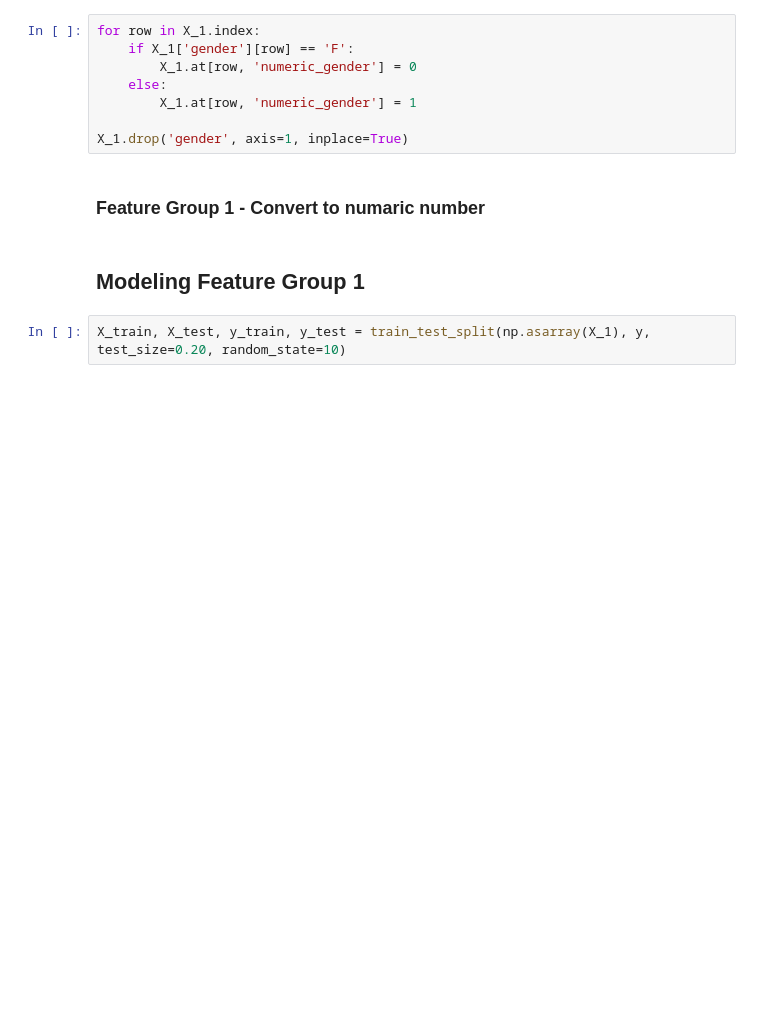
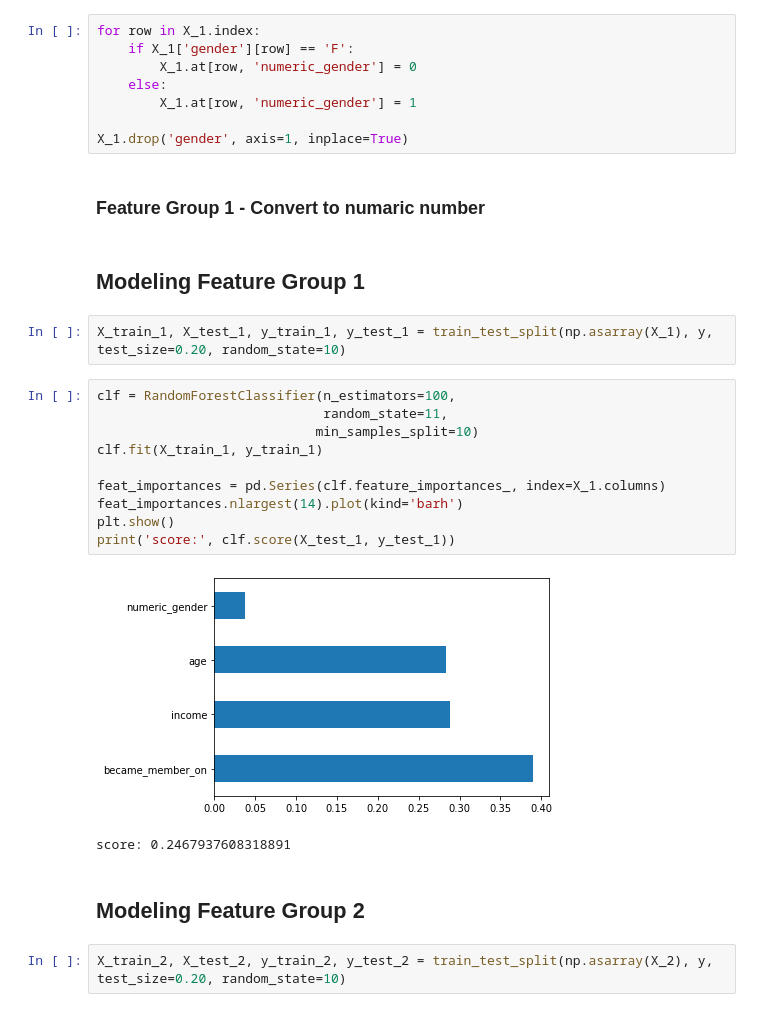
Before and after one commit to LeoYuanjieLi/starbucks_ml, a Jupyter notebook: Model_Training.ipynb, the cells around one changed output. Drawn from its saved outputs; the diff is of its cells as text; blank space fills up the shorter version.

```diff
--- a/Model_Training.ipynb
+++ b/Model_Training.ipynb
@@ -45,4 +46,21 @@ X_1.drop('gender', axis=1, inplace=True)
 # %% [markdown]
 ## Modeling Feature Group 1
 # %%
-X_train, X_test, y_train, y_test = train_test_split(np.asarray(X_1), y, test_size=0.20, random_state=10)
+X_train_1, X_test_1, y_train_1, y_test_1 = train_test_split(np.asarray(X_1), y, test_size=0.20, random_state=10)
+# %%
+clf = RandomForestClassifier(n_estimators=100,
+                             random_state=11,
+                            min_samples_split=10)
+clf.fit(X_train_1, y_train_1)
+
+feat_importances = pd.Series(clf.feature_importances_, index=X_1.columns)
+feat_importances.nlargest(14).plot(kind='barh')
+plt.show()
+print('score:', clf.score(X_test_1, y_test_1))
+# %% [output]
+[figure, added]
+score: 0.2467937608318891
+# %% [markdown]
+## Modeling Feature Group 2
+# %%
+X_train_2, X_test_2, y_train_2, y_test_2 = train_test_split(np.asarray(X_2), y, test_size=0.20, random_state=10)
```
Also changed, not shown: parts of 6 cells of this notebook.
